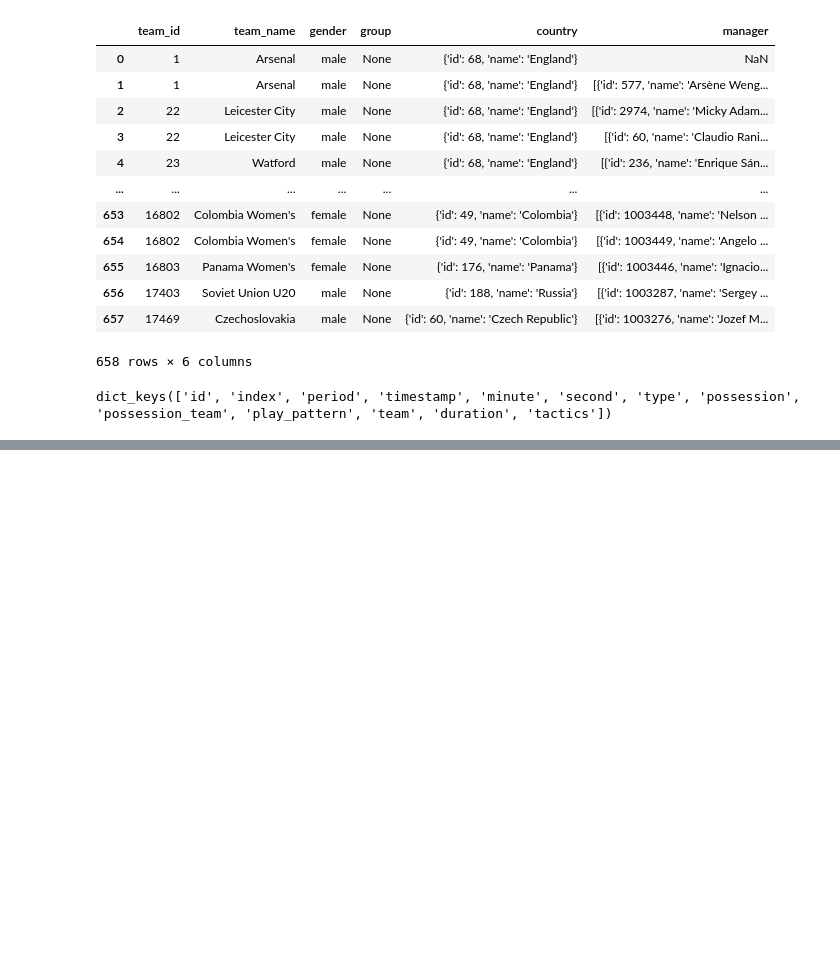
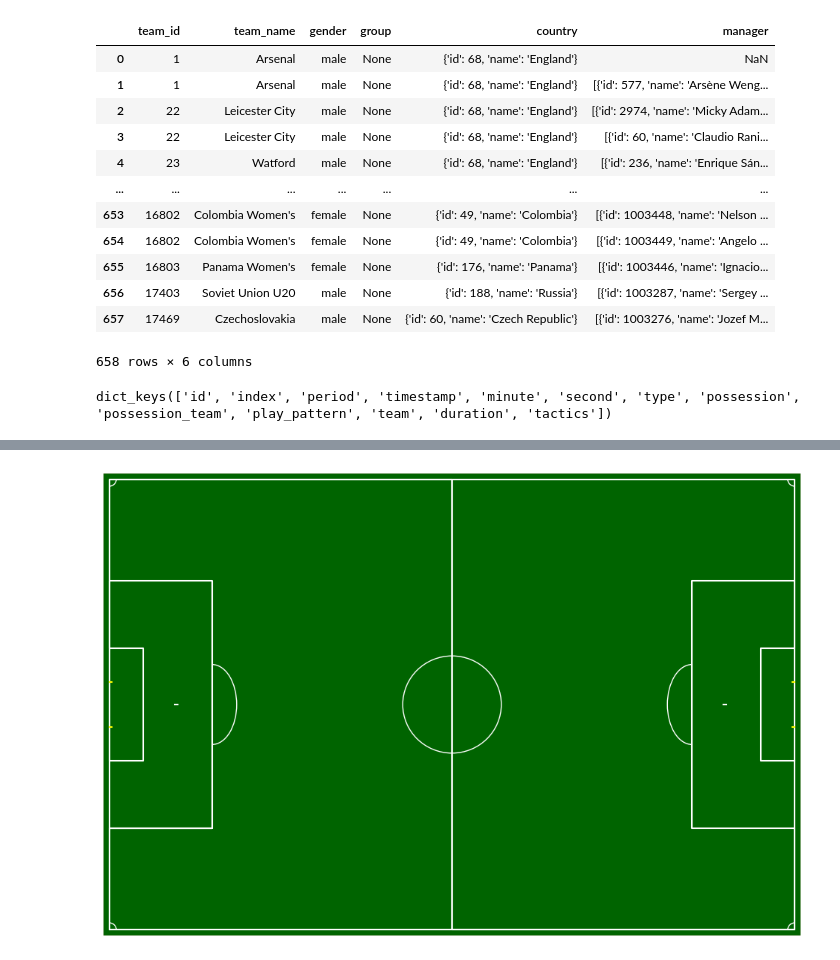
Before and after one commit to Markolinhio/Football-analysis, a Jupyter notebook: notebooks/ml_tactical_analysis.ipynb, the cells around one changed output, grey strips where cells are left out. Cells and saved outputs as stored; diff of their text form; code cells hidden in the pictures; blank space fills up the shorter version.

Commit message:
heatmap complete

```diff
--- a/notebooks/ml_tactical_analysis.ipynb
+++ b/notebooks/ml_tactical_analysis.ipynb
@@ -533,0 +531,55 @@ match_event_df
+# %%
+import matplotlib.pyplot as plt
+import matplotlib.patches as patches
+
+# Reference from "https://www.kaggle.com/code/ajsteele/draw-soccer-pitch-with-matplotlib"
+def draw_soccer_pitch(figsize=(12, 8)):
+    """
+    Function that plots a scaled soccer pitch of length 120*80 to match with the data from statbomb
+    """
+    rect = patches.Rectangle((-1, -1), 122, 82, linewidth=0.1,
+                             edgecolor='r', facecolor='darkgreen', zorder=0)
+
+    fig, ax = plt.subplots(1, figsize=figsize)
+    ax.add_patch(rect)
+    # Main pitch markings, ie sidelines, penalty area and halfway line
+    plt.plot([0,0,0,120,120,0,0,18,0,18,18,0,0,6,6,0,0,60,60,120,120,102,102,120,120,114,114,120],
+             [0,0,80,80,0,0,18,18,18,18,62,62,50,50,30,30,80,80,0,0, 18, 18, 62, 62, 50, 50, 30, 30], color='white')
+
+    # Secondary pitch markings, ie penalty spots, centre circle etc
+    plt.plot([12, 11.5],[40, 40], color='white')
+    plt.plot([108, 107.5],[40, 40], color='white')
+
+    centre_circle = patches.Circle([60, 40], 8.627, edgecolor='white', facecolor='darkgreen')
+    ax.add_patch(centre_circle)
+
+    left_arc = patches.Arc([18, 40], 8.627, 14.2, theta1=270.0, theta2=90.0, color='white')
+    ax.add_patch(left_arc)
+    right_arc = patches.Arc([102, 40], 8.627, 14.2, theta1=90.0, theta2=270.0, color='white')
+    ax.add_patch(right_arc)
+
+    bl_corner = patches.Arc([0, 0], 2.5, 2.5, theta1=0.0, theta2=90.0, color='white')
+    tl_corner = patches.Arc([0, 80], 2.5, 2.5, theta1=270.0, color='white')
+    br_corner = patches.Arc([120, 0], 2.5, 2.5, theta1=90.0, theta2=180.0, color='white')
+    tr_corner = patches.Arc([120, 80], 2.5, 2.5, theta1=180.0, theta2=270.0,color='white')
+    ax.add_patch(bl_corner)
+    ax.add_patch(tl_corner)
+    ax.add_patch(br_corner)
+    ax.add_patch(tr_corner)
+
+    # The goalkeeper:
+    plt.plot([0, 0.5],[36, 36], color='yellow')
+    plt.plot([0, 0.5],[44, 44], color='yellow')
+    plt.plot([120, 119.5],[36, 36], color='yellow')
+    plt.plot([120, 119.5],[44, 44], color='yellow')
+
+    plt.xlim(-1, 121)
+    plt.ylim(-1, 81)
+    plt.axis('off')
+
+    return fig, ax
+
+draw_soccer_pitch()
+plt.show()
+# %% [output]
+[figure, added]
```
Also changed, not shown: parts of 29 cells of this notebook, 1 other file.
